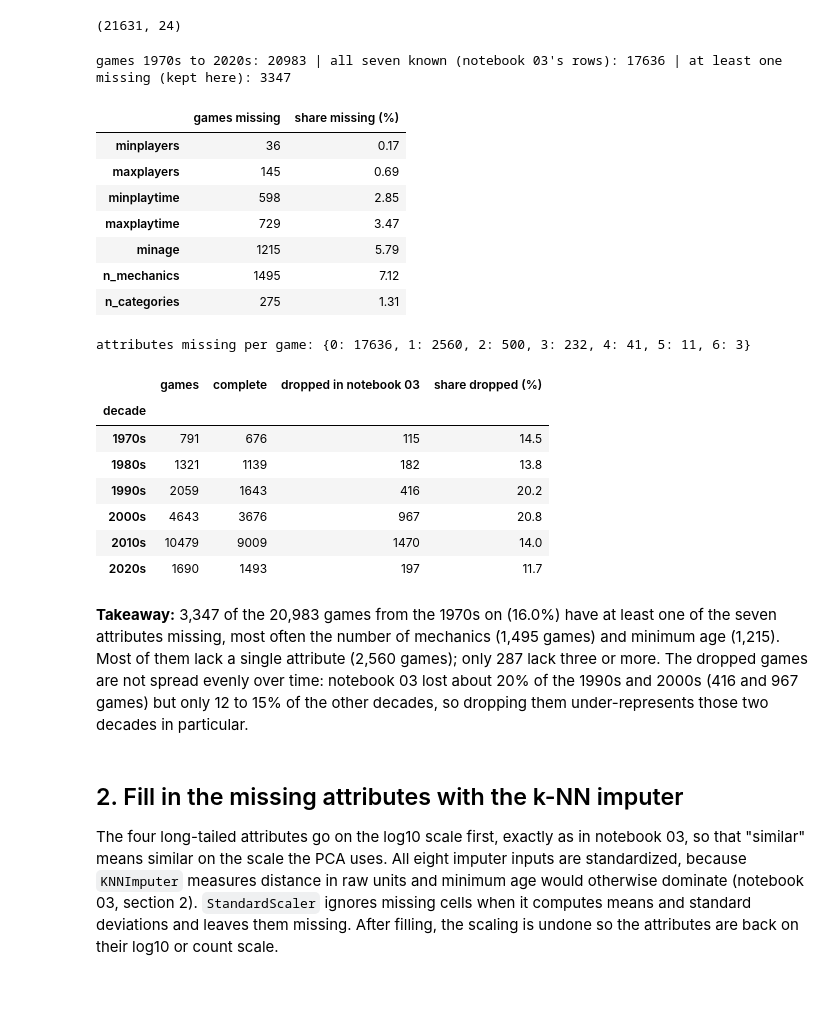
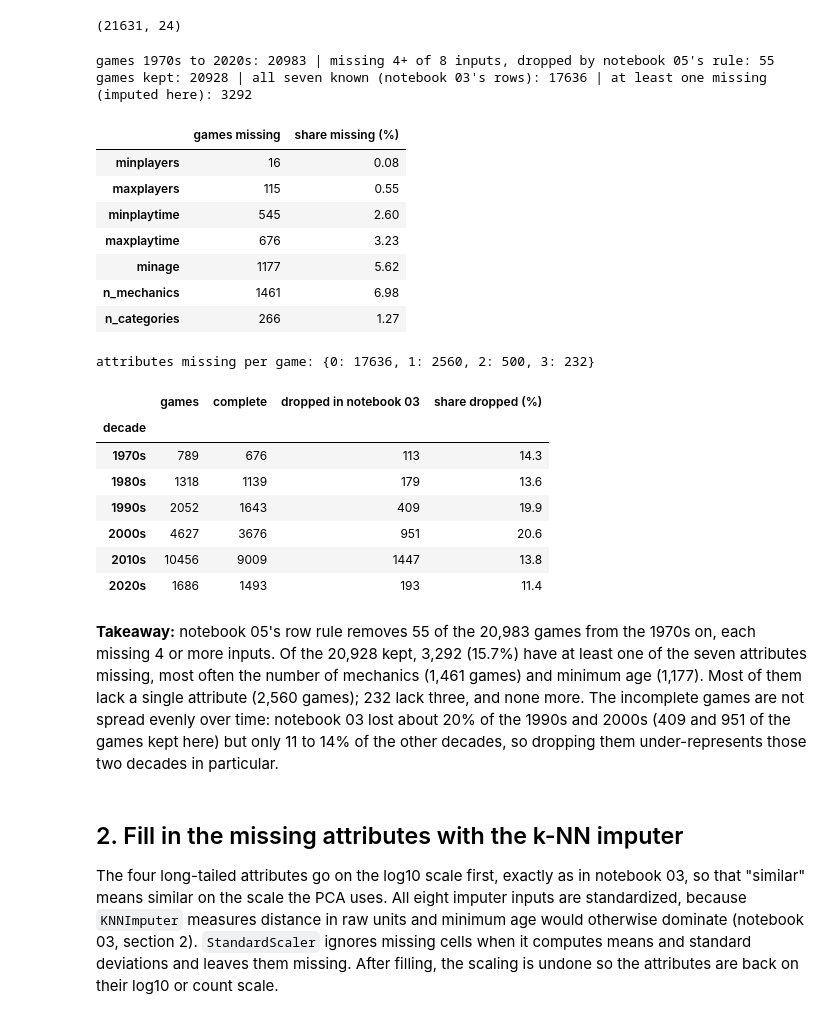
Before and after one commit to 24sahil25-source/BA305-BoardGameGeek-Fall2026, a Jupyter notebook: notebooks/12_pca_imputed_ansel.ipynb, the cells around one changed output. Cells and saved outputs as stored; diff of their text form; code cells hidden in the pictures; blank space fills up the shorter version.

```diff
--- a/notebooks/12_pca_imputed_ansel.ipynb
+++ b/notebooks/12_pca_imputed_ansel.ipynb
@@ -42,25 +42,31 @@ FIG_DIR = "../figures" if os.path.isdir("../figures") else "."
 def save(name):
     plt.savefig(os.path.join(FIG_DIR, name), dpi=200, bbox_inches="tight")
 # %%
-# [AI-assisted] Claude Code, 2026-11-10. The seven attributes and the scope; every game from the 1970s on is kept, and a flag marks the ones notebook 03 dropped; reviewed and edited by Ansel Weng.
+# [AI-assisted] Claude Code, 2026-11-11. The seven attributes and the scope; games from the 1970s on, minus those notebook 05's row rule drops (4 or more of the 8 inputs missing); a flag marks the ones notebook 03 dropped; reviewed and edited by Ansel Weng.
 attrs = ["minplayers", "maxplayers", "minplaytime", "maxplaytime", "minage", "n_mechanics", "n_categories"]
 log_cols = ["minplayers", "maxplayers", "minplaytime", "maxplaytime"]
-scope = games[games["decade"] >= 1970].copy()
+in_decades = games[games["decade"] >= 1970].copy()
+# Notebook 05's row rule: drop games with no year (already out, since they have no decade) and games missing 4 or more of
+# the 8 inputs (year plus these seven). Every game here has a year, so that is 4 or more of the seven attributes.
+too_sparse = in_decades[["yearpublished"] + attrs].isna().sum(axis=1) >= 4
+print("games 1970s to 2020s:", len(in_decades), "| missing 4+ of 8 inputs, dropped by notebook 05's rule:", int(too_sparse.sum()))
+scope = in_decades[~too_sparse].copy()
 scope["decade"] = scope["decade"].astype(int).astype(str) + "s"
 scope["complete"] = scope[attrs].notna().all(axis=1)
-print("games 1970s to 2020s:", len(scope), "| all seven known (notebook 03's rows):", scope["complete"].sum(),
-      "| at least one missing (kept here):", (~scope["complete"]).sum())
+print("games kept:", len(scope), "| all seven known (notebook 03's rows):", scope["complete"].sum(),
+      "| at least one missing (imputed here):", (~scope["complete"]).sum())
 scope[attrs].isna().sum().to_frame("games missing").assign(**{"share missing (%)": lambda t: (100 * t["games missing"] / len(scope)).round(2)})
 # %% [output]
-games 1970s to 2020s: 20983 | all seven known (notebook 03's rows): 17636 | at least one missing (kept here): 3347
+games 1970s to 2020s: 20983 | missing 4+ of 8 inputs, dropped by notebook 05's rule: 55
+games kept: 20928 | all seven known (notebook 03's rows): 17636 | at least one missing (imputed here): 3292
 |  | games missing | share missing (%) |
-| minplayers | 36 | 0.17 |
-| maxplayers | 145 | 0.69 |
-| minplaytime | 598 | 2.85 |
-| maxplaytime | 729 | 3.47 |
-| minage | 1215 | 5.79 |
-| n_mechanics | 1495 | 7.12 |
-| n_categories | 275 | 1.31 |
+| minplayers | 16 | 0.08 |
+| maxplayers | 115 | 0.55 |
+| minplaytime | 545 | 2.60 |
+| maxplaytime | 676 | 3.23 |
+| minage | 1177 | 5.62 |
+| n_mechanics | 1461 | 6.98 |
+| n_categories | 266 | 1.27 |
 # %%
 # [AI-assisted] Claude Code, 2026-11-10. How many attributes each incomplete game is missing, and how the dropped games are spread across decades; reviewed and edited by Ansel Weng.
 print("attributes missing per game:", scope[attrs].isna().sum(axis=1).value_counts().sort_index().to_dict())
@@ -69,17 +75,17 @@ by_decade["dropped in notebook 03"] = by_decade["games"] - by_decade["complete"]
 by_decade["share dropped (%)"] = (100 * by_decade["dropped in notebook 03"] / by_decade["games"]).round(1)
 by_decade
 # %% [output]
-attributes missing per game: {0: 17636, 1: 2560, 2: 500, 3: 232, 4: 41, 5: 11, 6: 3}
+attributes missing per game: {0: 17636, 1: 2560, 2: 500, 3: 232}
 |  | games | complete | dropped in notebook 03 | share dropped (%) |
 | decade |  |  |  |  |
-| 1970s | 791 | 676 | 115 | 14.5 |
-| 1980s | 1321 | 1139 | 182 | 13.8 |
-| 1990s | 2059 | 1643 | 416 | 20.2 |
-| 2000s | 4643 | 3676 | 967 | 20.8 |
-| 2010s | 10479 | 9009 | 1470 | 14.0 |
-| 2020s | 1690 | 1493 | 197 | 11.7 |
+| 1970s | 789 | 676 | 113 | 14.3 |
+| 1980s | 1318 | 1139 | 179 | 13.6 |
+| 1990s | 2052 | 1643 | 409 | 19.9 |
+| 2000s | 4627 | 3676 | 951 | 20.6 |
+| 2010s | 10456 | 9009 | 1447 | 13.8 |
+| 2020s | 1686 | 1493 | 193 | 11.4 |
 # %% [markdown]
-**Takeaway:** 3,347 of the 20,983 games from the 1970s on (16.0%) have at least one of the seven attributes missing, most often the number of mechanics (1,495 games) and minimum age (1,215). Most of them lack a single attribute (2,560 games); only 287 lack three or more. The dropped games are not spread evenly over time: notebook 03 lost about 20% of the 1990s and 2000s (416 and 967 games) but only 12 to 15% of the other decades, so dropping them under-represents those two decades in particular.
+**Takeaway:** notebook 05's row rule removes 55 of the 20,983 games from the 1970s on, each missing 4 or more inputs. Of the 20,928 kept, 3,292 (15.7%) have at least one of the seven attributes missing, most often the number of mechanics (1,461 games) and minimum age (1,177). Most of them lack a single attribute (2,560 games); 232 lack three, and none more. The incomplete games are not spread evenly over time: notebook 03 lost about 20% of the 1990s and 2000s (409 and 951 of the games kept here) but only 11 to 14% of the other decades, so dropping them under-represents those two decades in particular.
 # %% [markdown]
 ## 2. Fill in the missing attributes with the k-NN imputer
 
```
Also changed, not shown: parts of 19 cells of this notebook, 8 other files.
